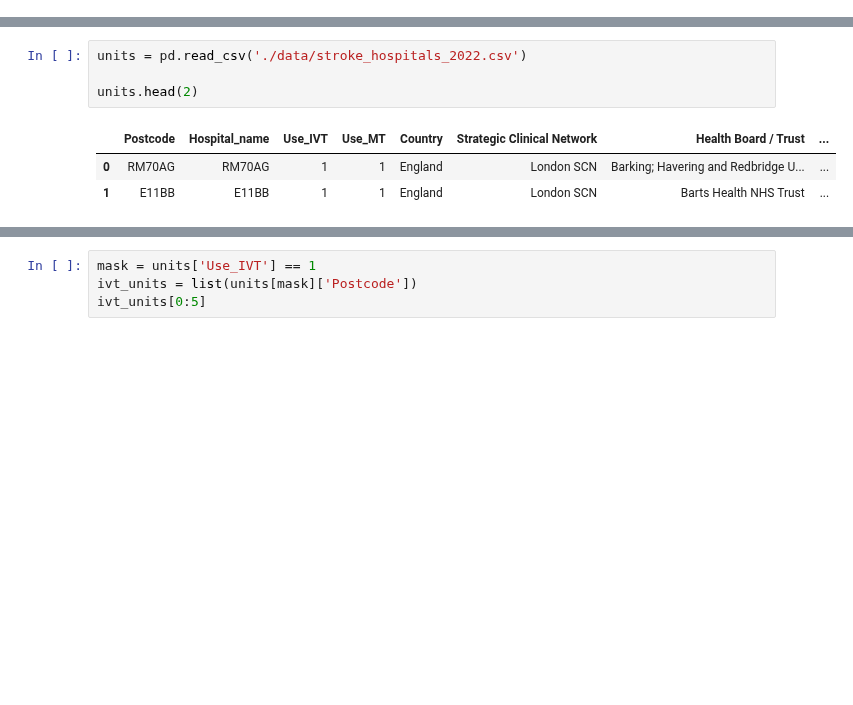
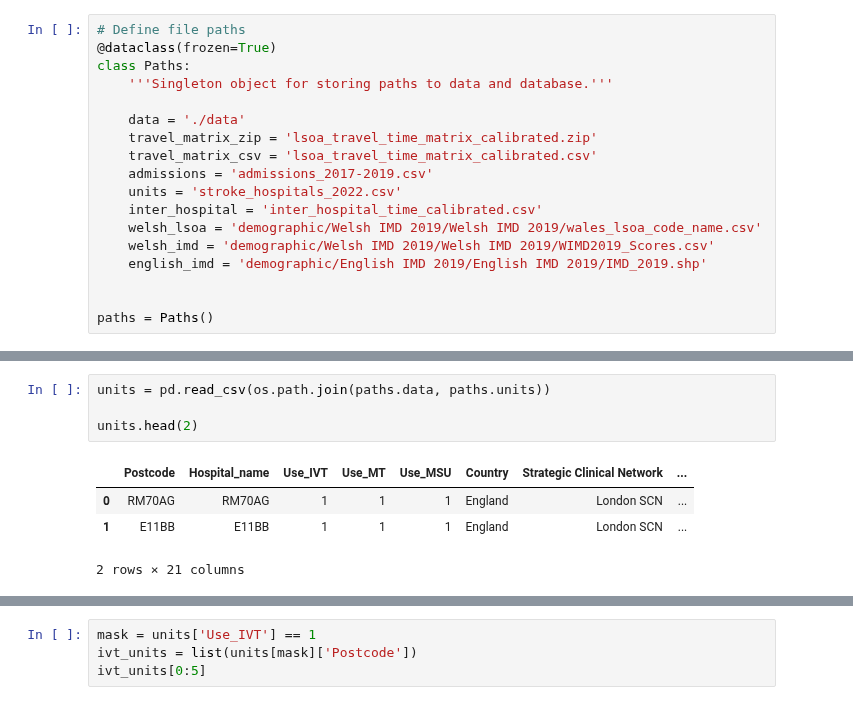
Before and after one commit to samuel-book/stroke_unit_demographics, a Jupyter notebook: 01_combine_demographic_data.ipynb, the cells around one changed output, grey strips where cells are left out. Saved outputs shown, nothing was run; the diff lists cells and outputs as text; blank space fills up the shorter version.

```diff
--- a/01_combine_demographic_data.ipynb
+++ b/01_combine_demographic_data.ipynb
@@ -9 +17,19 @@ import geopandas as gpd
+# %%
+# Define file paths
+@dataclass(frozen=True)
+class Paths:
+    '''Singleton object for storing paths to data and database.'''
+
+    data = './data'
+    travel_matrix_zip = 'lsoa_travel_time_matrix_calibrated.zip'
+    travel_matrix_csv = 'lsoa_travel_time_matrix_calibrated.csv'
+    admissions = 'admissions_2017-2019.csv'
+    units = 'stroke_hospitals_2022.csv'
+    inter_hospital = 'inter_hospital_time_calibrated.csv'
+    welsh_lsoa = 'demographic/Welsh IMD 2019/Welsh IMD 2019/wales_lsoa_code_name.csv'
+    welsh_imd = 'demographic/Welsh IMD 2019/Welsh IMD 2019/WIMD2019_Scores.csv'
+    english_imd = 'demographic/English IMD 2019/English IMD 2019/IMD_2019.shp'
+
+
+paths = Paths()
 # %% [markdown]
@@ -29,8 +66,9 @@ data.head(2)
 # %%
-units = pd.read_csv('./data/stroke_hospitals_2022.csv')
+units = pd.read_csv(os.path.join(paths.data, paths.units))
 
 units.head(2)
 # %% [output]
-|  | Postcode | Hospital_name | Use_IVT | Use_MT | Country | Strategic Clinical Network | Health Board / Trust | ... |
-| 0 | RM70AG | RM70AG | 1 | 1 | England | London SCN | Barking; Havering and Redbridge U... | ... |
-| 1 | E11BB | E11BB | 1 | 1 | England | London SCN | Barts Health NHS Trust | ... |
+|  | Postcode | Hospital_name | Use_IVT | Use_MT | Use_MSU | Country | Strategic Clinical Network | ... |
+| 0 | RM70AG | RM70AG | 1 | 1 | 1 | England | London SCN | ... |
+| 1 | E11BB | E11BB | 1 | 1 | 1 | England | London SCN | ... |
+2 rows × 21 columns
```
Also changed, not shown: parts of 44 cells of this notebook.
